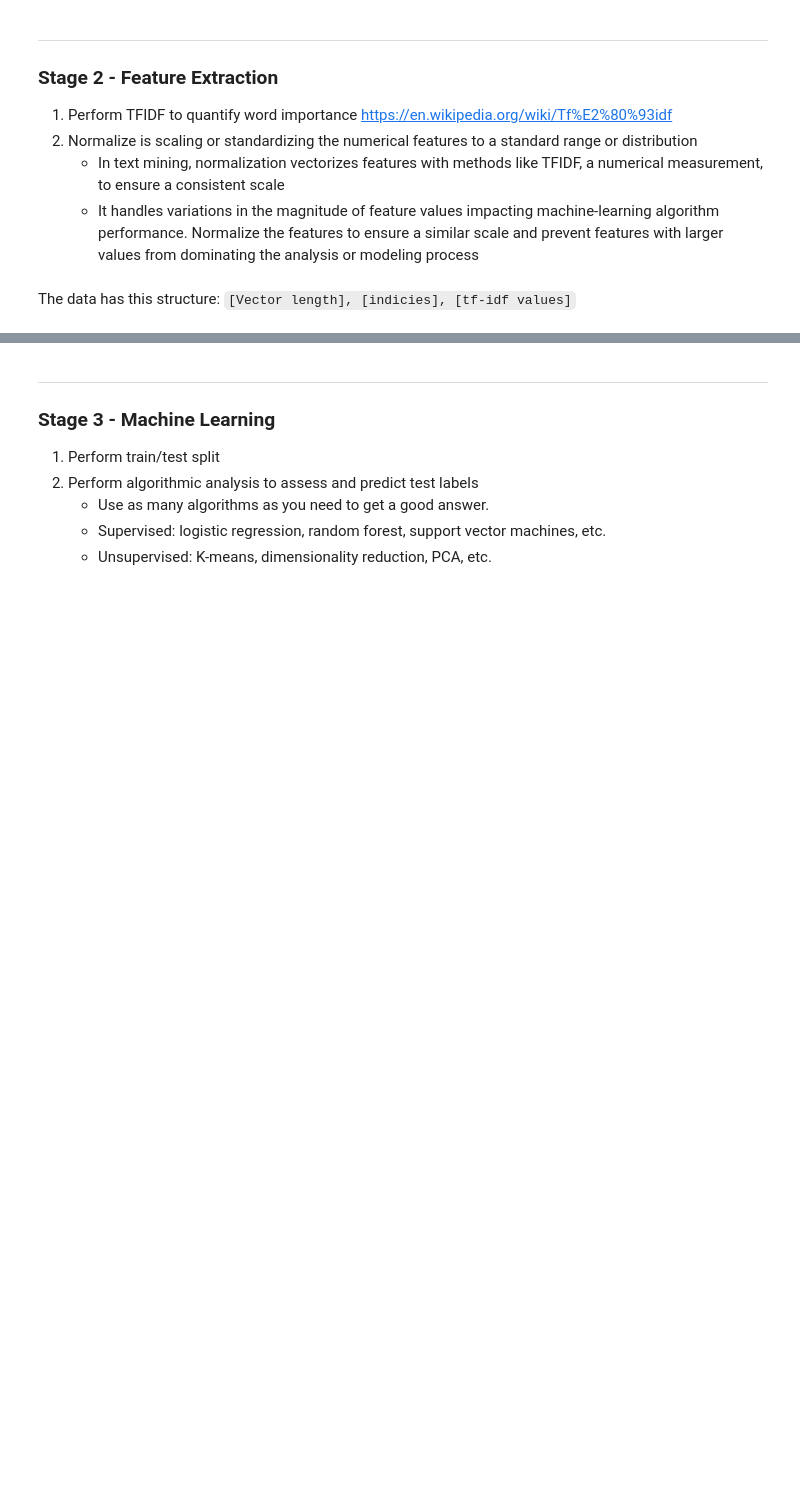
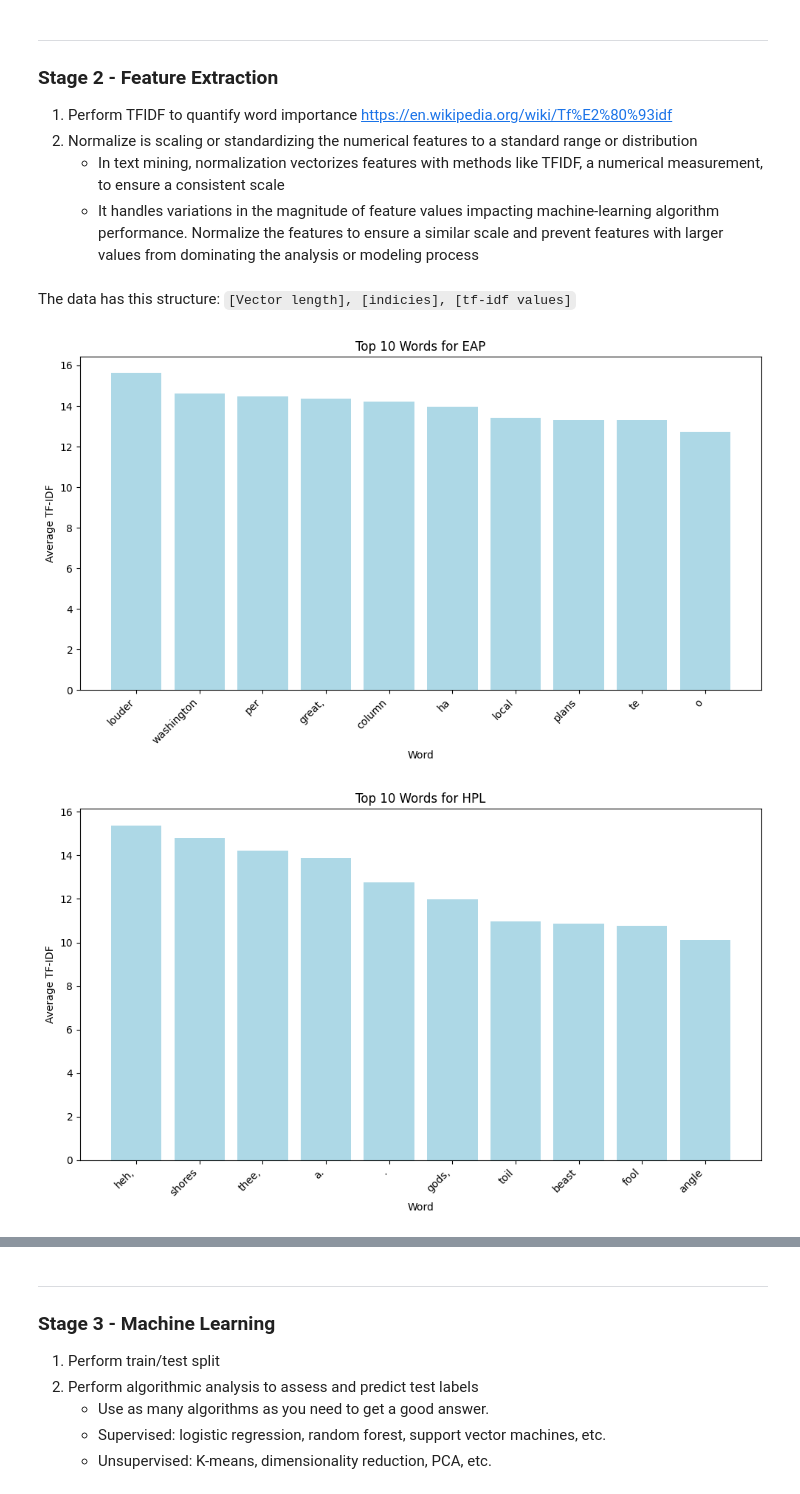
Before and after one commit to alonergan/COSC526_Module5_GroupProject, a Jupyter notebook: code_6_of_10_data_mine_group13.ipynb, the cells around one changed output, grey strips where cells are left out. Drawn from its saved outputs; the diff is of its cells as text; code cells hidden in the pictures; blank space fills up the shorter version.

Commit message:
Updated Stage 2 Visualizations to show top words per author

```diff
--- a/code_6_of_10_data_mine_group13.ipynb
+++ b/code_6_of_10_data_mine_group13.ipynb
@@ -160,5 +140,65 @@ tfidf_data.select('tfidf').show(truncate=False)
 # %% [markdown]
 The data has this structure: `[Vector length], [indicies], [tf-idf values]`
 # %%
-# Stage 2 Visualizations (ex: Random Forest Feature Importance) (Due Friday 7/18)
+# Stage 2 Visualizations (ex: Most Important Word By Author) (Due Friday 7/18)
 # Aidan
+from pyspark.sql import SparkSession
+from pyspark.ml.feature import Tokenizer, CountVectorizer, IDF, StopWordsRemover
+from pyspark.sql.functions import col
+import pandas as pd
+import matplotlib.pyplot as plt
+from collections import defaultdict
+import re
+
+# Redo TFIDF: Need to use CountVectorizer here to retain the words for future analysis
+cv = CountVectorizer(inputCol='words', outputCol='tf', minDF=3.0, vocabSize=4096)
+cv_model = cv.fit(words_data)
+tf_cv_data = cv_model.transform(words_data)
+idf_cv = IDF(minDocFreq=3, inputCol='tf', outputCol='tfidf')
+idf_cv_model = idf.fit(tf_cv_data)
+tfidf_cv_data = idf_cv_model.transform(tf_cv_data).drop('tf')
+tfidf_cv_data.cache()
+
+# Here I have to switch to using Pandas, as Spark would have timeout issues when trying to parse the TFIDF dataframe. Since this is just for visualization this should be fine
+tfidf_pandas = tfidf_cv_data.select('author', 'tfidf').toPandas()
+
+# Group the tfidf vectors per author
+top_words_per_author = defaultdict(list)
+for _, row in tfidf_pandas.iterrows():
+    author = row['author']
+    vector = row['tfidf']
+    for index, value in zip(vector.indices, vector.values):
+        top_words_per_author[author].append((index, value))
+
+# Now compute the average tfidf value per word per author
+avg_tfidf_per_author = {}
+vocab = cv_model.vocabulary
+for author, terms in top_words_per_author.items():
+    # For each term get the sum and counts
+    index_sums = defaultdict(lambda: {'sum': 0.0, 'count': 0})
+    for index, value in terms:
+        index_sums[index]['sum'] += value
+        index_sums[index]['count'] += 1
+
+    # Now compute the averages
+    avg_tfidf = [(vocab[index], data['sum'] / data['count']) for index, data in index_sums.items()]
+
+    # Sort averages by descending average value (element 1 in avg_tfidf above) and get top 10 words
+    avg_tfidf = sorted(avg_tfidf, key=lambda x: x[1], reverse=True)[:10]
+
+    # Assign them to the correct author
+    avg_tfidf_per_author[author] = pd.DataFrame(avg_tfidf, columns=['word', 'avg(value)'])
+
+# Plot the best words per author
+for author, df in avg_tfidf_per_author.items():
+    plt.figure(figsize=(10, 6))
+    plt.bar(df['word'], df['avg(value)'], color='lightblue')
+    plt.xlabel('Word')
+    plt.ylabel('Average TF-IDF')
+    plt.title(f'Top 10 Words for {author}')
+    plt.xticks(rotation=45, ha='right')
+    plt.tight_layout()
+    plt.show()
+# %% [output]
+[figure, added]
+[figure, added]
```
Also changed, not shown: parts of 3 cells of this notebook.
